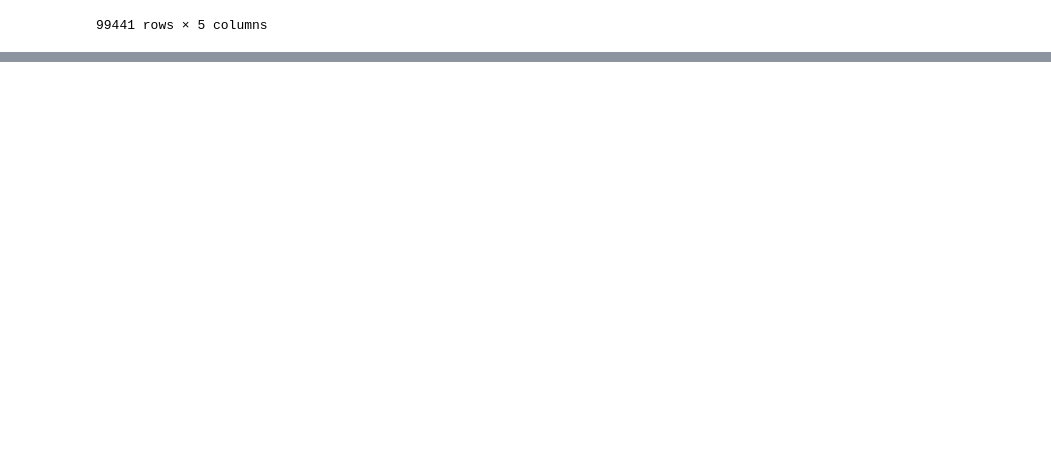
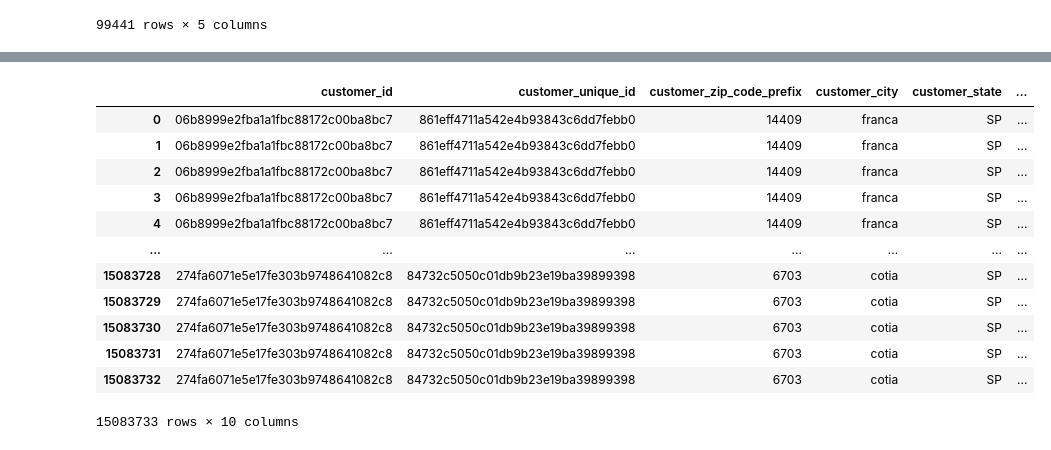
Before and after one commit to DucVanNgo/olist, a Jupyter notebook: notebooks/Data Exploration.ipynb, the cells around one changed output, grey strips where cells are left out. Drawn from its saved outputs; the diff is of its cells as text; code cells hidden in the pictures; blank space fills up the shorter version.

Commit message:
Start analyzing of customer data

```diff
--- a/notebooks/Data Exploration.ipynb
+++ b/notebooks/Data Exploration.ipynb
@@ -33,0 +83,2 @@ customer_data
+# %%
+geoloc_data = data['geolocation'].copy()
@@ -33,0 +101,22 @@ customer_data
+# %%
+customer_geoloc_merge = pd.merge(customer_data,
+                                 geoloc_data,
+                                 how='left',
+                                 left_on='customer_zip_code_prefix',
+                                 right_on='geolocation_zip_code_prefix')
+# %%
+customer_geoloc_merge
+# %% [output]
+|  | customer_id | customer_unique_id | customer_zip_code_prefix | customer_city | customer_state | ... |
+| 0 | 06b8999e2fba1a1fbc88172c00ba8bc7 | 861eff4711a542e4b93843c6dd7febb0 | 14409 | franca | SP | ... |
+| 1 | 06b8999e2fba1a1fbc88172c00ba8bc7 | 861eff4711a542e4b93843c6dd7febb0 | 14409 | franca | SP | ... |
+| 2 | 06b8999e2fba1a1fbc88172c00ba8bc7 | 861eff4711a542e4b93843c6dd7febb0 | 14409 | franca | SP | ... |
+| 3 | 06b8999e2fba1a1fbc88172c00ba8bc7 | 861eff4711a542e4b93843c6dd7febb0 | 14409 | franca | SP | ... |
+| 4 | 06b8999e2fba1a1fbc88172c00ba8bc7 | 861eff4711a542e4b93843c6dd7febb0 | 14409 | franca | SP | ... |
+| ... | ... | ... | ... | ... | ... | ... |
+| 15083728 | 274fa6071e5e17fe303b9748641082c8 | 84732c5050c01db9b23e19ba39899398 | 6703 | cotia | SP | ... |
+| 15083729 | 274fa6071e5e17fe303b9748641082c8 | 84732c5050c01db9b23e19ba39899398 | 6703 | cotia | SP | ... |
+| 15083730 | 274fa6071e5e17fe303b9748641082c8 | 84732c5050c01db9b23e19ba39899398 | 6703 | cotia | SP | ... |
+| 15083731 | 274fa6071e5e17fe303b9748641082c8 | 84732c5050c01db9b23e19ba39899398 | 6703 | cotia | SP | ... |
+| 15083732 | 274fa6071e5e17fe303b9748641082c8 | 84732c5050c01db9b23e19ba39899398 | 6703 | cotia | SP | ... |
+15083733 rows × 10 columns
```
Also changed, not shown: parts of 11 cells of this notebook.
